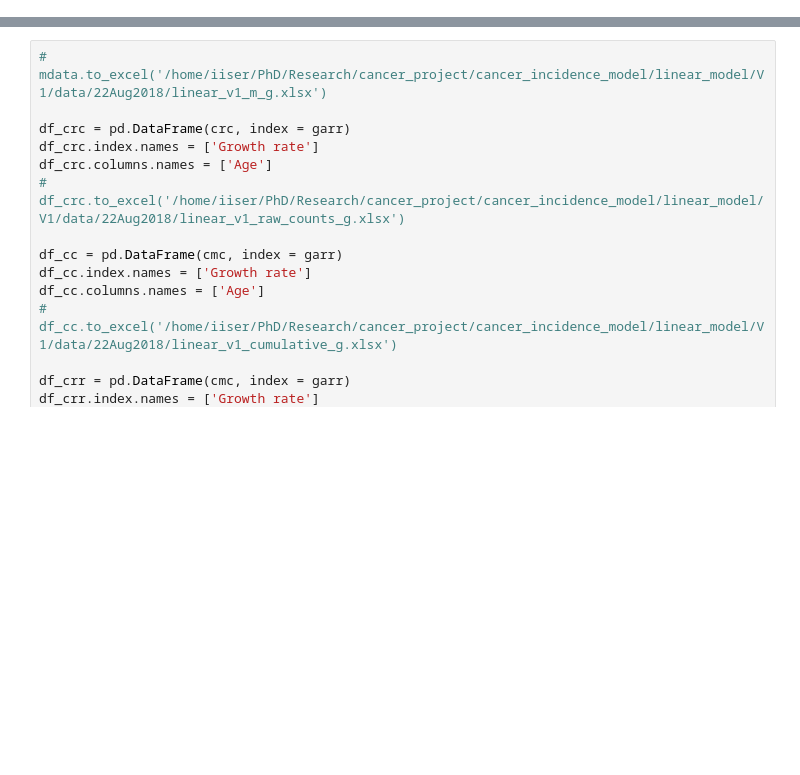
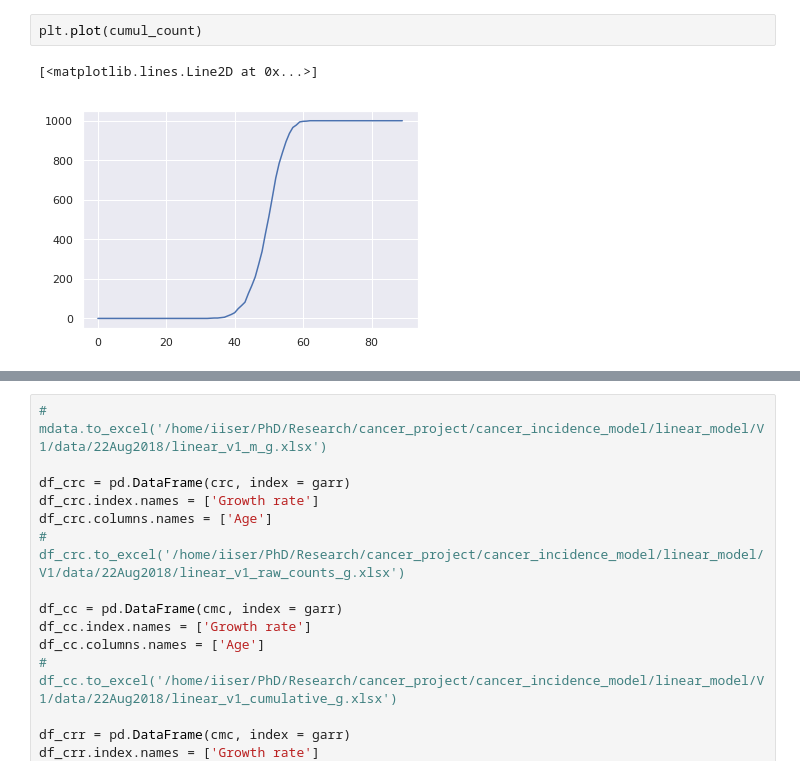
Before and after one commit to vibishanb/cancer-incidence-models, a Jupyter notebook: codes/linear-model-v1.ipynb, the cells around one changed output, grey strips where cells are left out. Saved outputs shown, nothing was run; the diff lists cells and outputs as text; blank space fills up the shorter version.

```diff
--- a/codes/linear-model-v1.ipynb
+++ b/codes/linear-model-v1.ipynb
@@ -118,0 +101,5 @@ for p in tqdm(parr, desc='Mutation rate', leave=False):
+# %%
+plt.plot(cumul_count)
+# %% [output]
+[<matplotlib.lines.Line2D at 0x...>]
+[figure, added]
```
Also changed, not shown: parts of 6 cells of this notebook, 1 other file.
